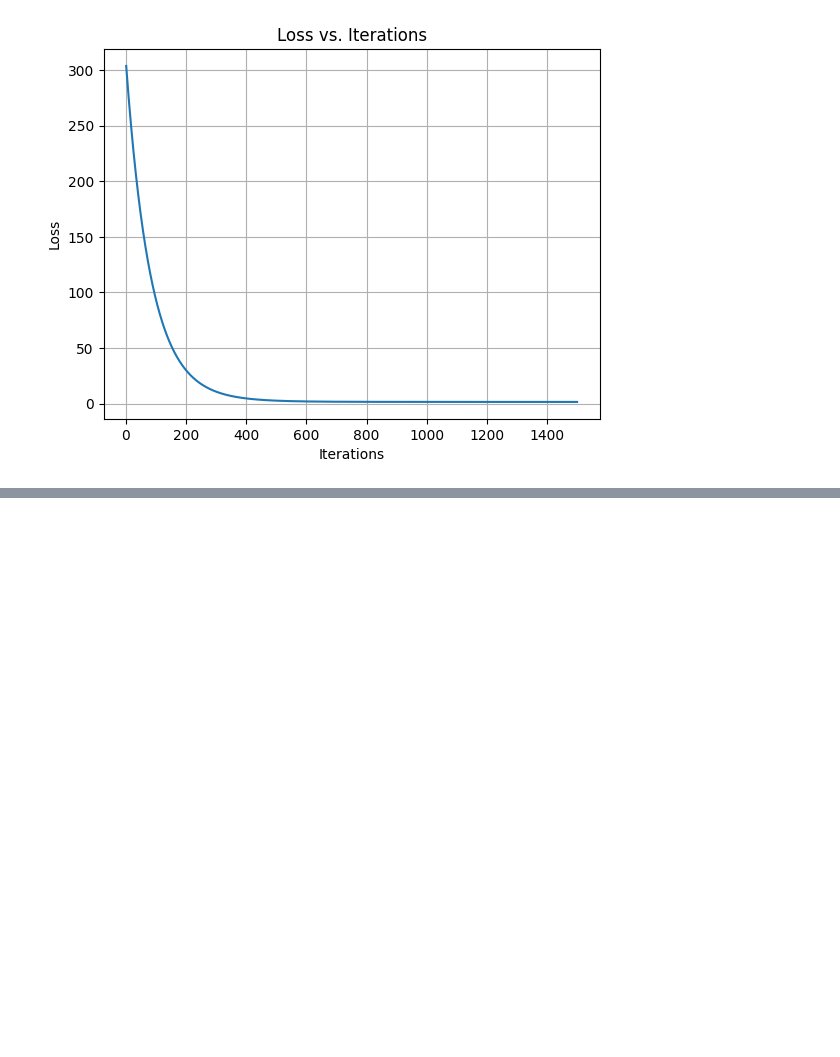
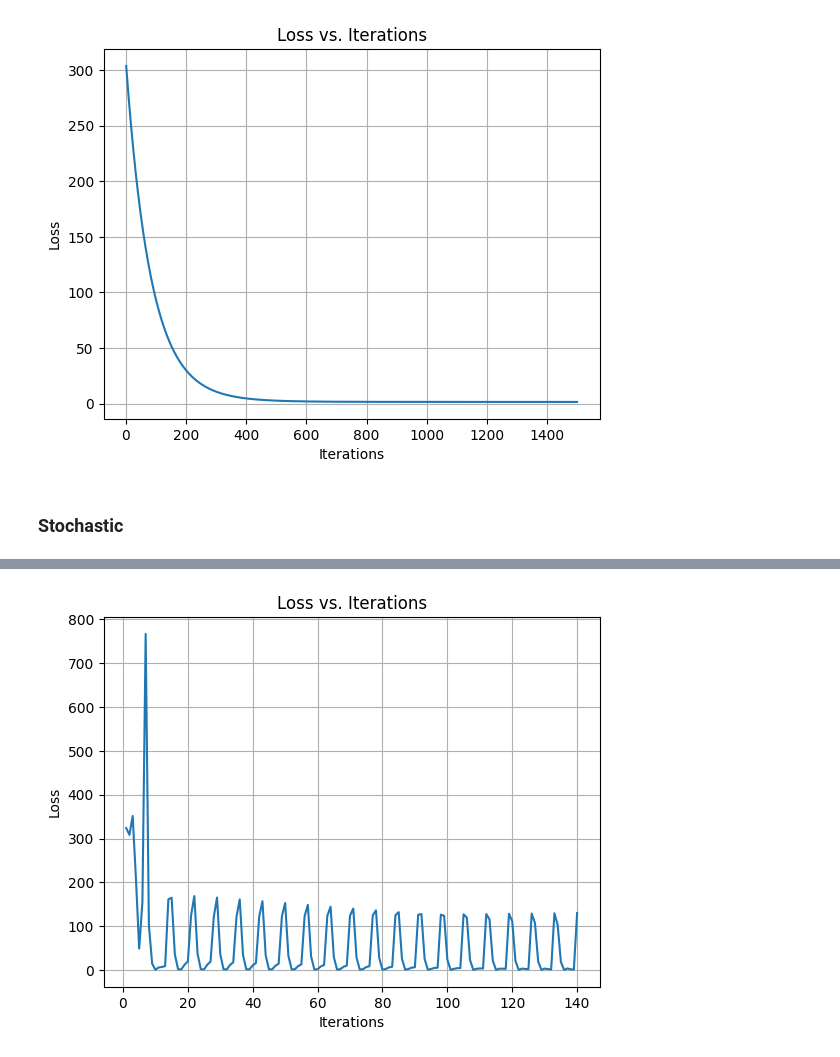
Before and after one commit to shahawy7/google-ml, a Jupyter notebook: GradientDescent.ipynb, the cells around one changed output, grey strips where cells are left out. Drawn from its saved outputs; the diff is of its cells as text; code cells hidden in the pictures; blank space fills up the shorter version.

```diff
--- a/GradientDescent.ipynb
+++ b/GradientDescent.ipynb
@@ -104,3 +106,40 @@ plt.show()
 # %% [output]
 Last iteration loss: 1.4699331330704388
 [figure]
+# %% [markdown]
+### Stochastic
+# %%
+w = 0
+b = 0
+lr = 0.065
+epochs = 20
+weight_track, bias_track, loss_track, dw_track, db_track, y_hat_track = [],[],[],[],[],[]
+
+
+for i in range(epochs):
+    for sample in range(len(x)):
+        weight_track.append(w)
+        bias_track.append(b)
+
+        y_hat = w * x[sample] + b
+        loss = (y_hat - y[sample])**2
+        y_hat_track.append(y_hat)
+        loss_track.append(loss)
+
+        dw = (y_hat-y[sample])*2*x[sample]
+        db = (y_hat-y[sample])*2
+        dw_track.append(dw)
+        db_track.append(db)
+
+        w = (w - lr * dw)
+        b = (b - lr * db)
+
+tracking = pd.DataFrame({'W':weight_track, 'B':bias_track, 'Loss':loss_track, 'd_w':dw_track, 'd_b':db_track})
+print(f'Last iteration loss: {loss_track[-1]}')
+plt.plot(range(1,(epochs*7)+1), tracking['Loss'], label='Loss')
+plt.title('Loss vs. Iterations')
+plt.xlabel('Iterations')
+plt.ylabel('Loss')
+plt.grid()
+plt.show()
+# %% [output]
@@ -106,0 +147 @@ Last iteration loss: 1.4699331330704388
+[figure, added]
```
Also changed, not shown: parts of 3 cells of this notebook, 1 other file.
